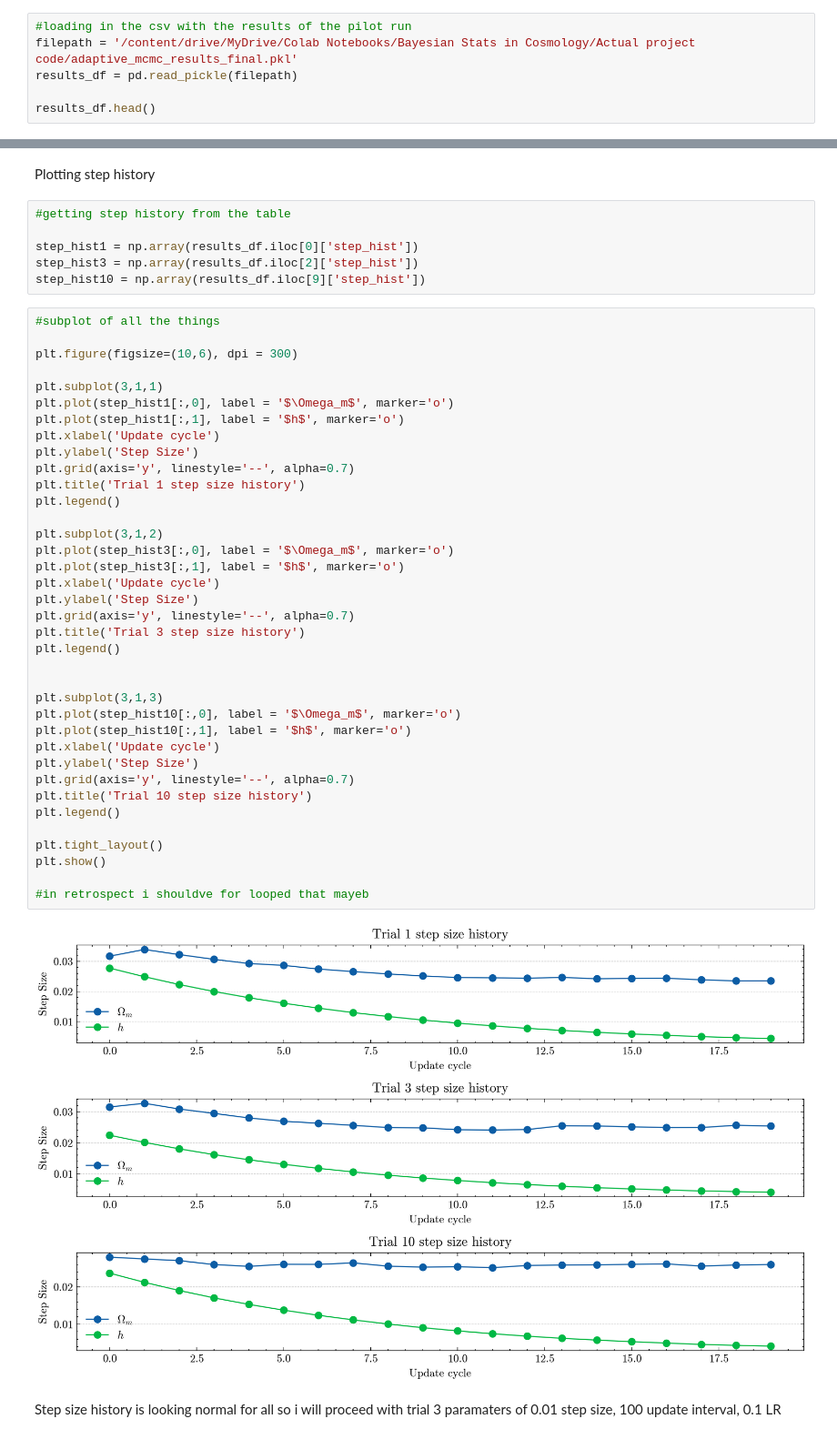
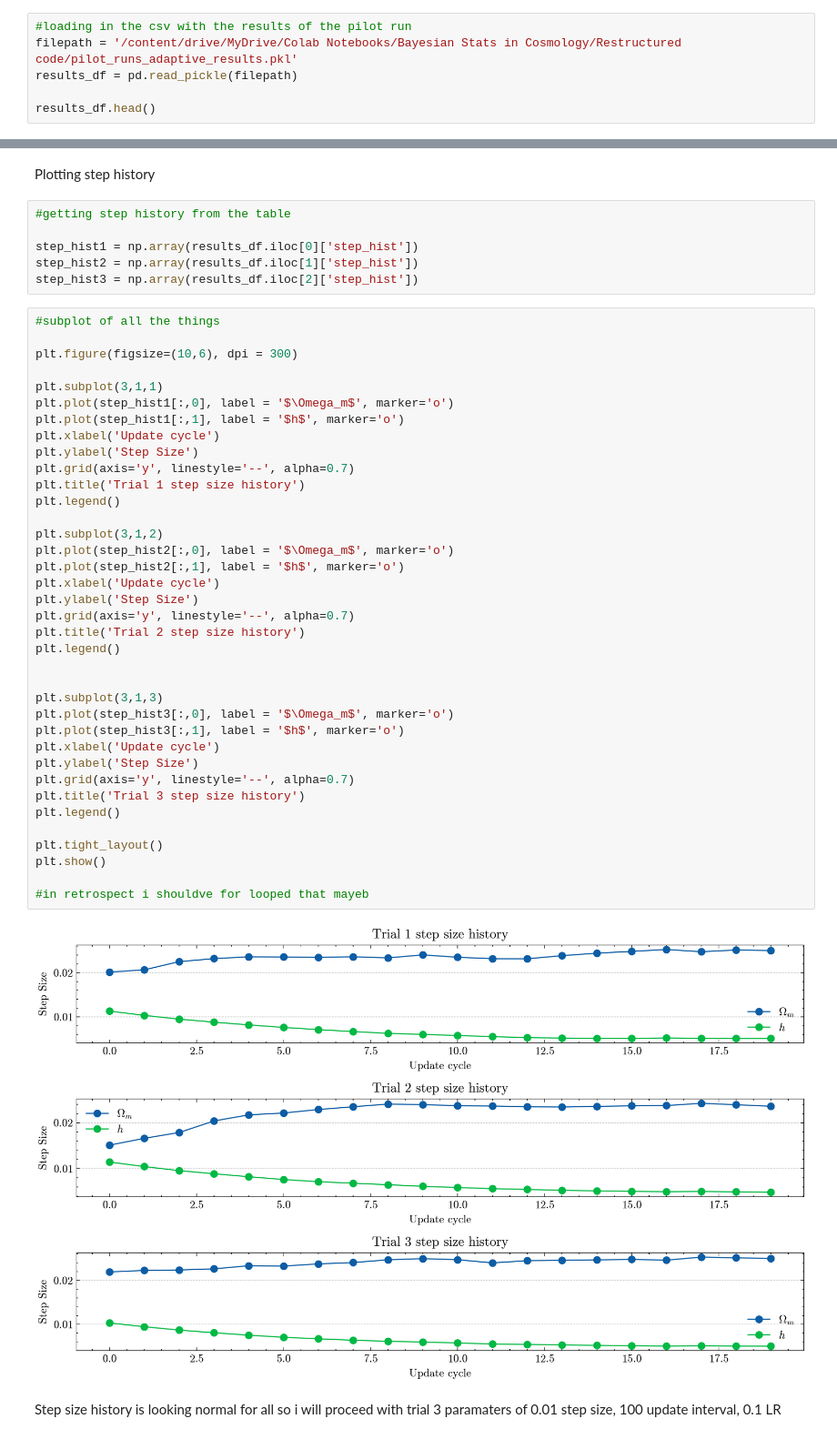
Before and after one commit to josephasal/cosmo_inference, a Jupyter notebook: mcmc/tuning_mcmc.ipynb, the cells around one changed output, grey strips where cells are left out. Shown at 91% size. Saved outputs shown, nothing was run; the diff lists cells and outputs as text.

```diff
--- a/mcmc/tuning_mcmc.ipynb
+++ b/mcmc/tuning_mcmc.ipynb
@@ -112,6 +110,6 @@ results_df.to_pickle("adaptive_mcmc_results_final.pkl")
 # %%
 #loading in the csv with the results of the pilot run
-filepath = '/content/drive/MyDrive/Colab Notebooks/Bayesian Stats in Cosmology/Actual project code/adaptive_mcmc_results_final.pkl'
+filepath = '/content/drive/MyDrive/Colab Notebooks/Bayesian Stats in Cosmology/Restructured code/pilot_runs_adaptive_results.pkl'
 results_df = pd.read_pickle(filepath)
 
 results_df.head()
@@ -281,46 +311,46 @@ Plotting step history
 #getting step history from the table
 
 step_hist1 = np.array(results_df.iloc[0]['step_hist'])
+step_hist2 = np.array(results_df.iloc[1]['step_hist'])
 step_hist3 = np.array(results_df.iloc[2]['step_hist'])
-step_hist10 = np.array(results_df.iloc[9]['step_hist'])
 # %%
 #subplot of all the things
 
 plt.figure(figsize=(10,6), dpi = 300)
 
 plt.subplot(3,1,1)
 plt.plot(step_hist1[:,0], label = '$\Omega_m$', marker='o')
 plt.plot(step_hist1[:,1], label = '$h$', marker='o')
 plt.xlabel('Update cycle')
 plt.ylabel('Step Size')
 plt.grid(axis='y', linestyle='--', alpha=0.7)
 plt.title('Trial 1 step size history')
 plt.legend()
 
 plt.subplot(3,1,2)
+plt.plot(step_hist2[:,0], label = '$\Omega_m$', marker='o')
+plt.plot(step_hist2[:,1], label = '$h$', marker='o')
+plt.xlabel('Update cycle')
+plt.ylabel('Step Size')
+plt.grid(axis='y', linestyle='--', alpha=0.7)
+plt.title('Trial 2 step size history')
+plt.legend()
+
+
+plt.subplot(3,1,3)
 plt.plot(step_hist3[:,0], label = '$\Omega_m$', marker='o')
 plt.plot(step_hist3[:,1], label = '$h$', marker='o')
 plt.xlabel('Update cycle')
 plt.ylabel('Step Size')
 plt.grid(axis='y', linestyle='--', alpha=0.7)
 plt.title('Trial 3 step size history')
 plt.legend()
 
-
-plt.subplot(3,1,3)
-plt.plot(step_hist10[:,0], label = '$\Omega_m$', marker='o')
-plt.plot(step_hist10[:,1], label = '$h$', marker='o')
-plt.xlabel('Update cycle')
-plt.ylabel('Step Size')
-plt.grid(axis='y', linestyle='--', alpha=0.7)
-plt.title('Trial 10 step size history')
-plt.legend()
-
 plt.tight_layout()
 plt.show()
 
 #in retrospect i shouldve for looped that mayeb
 # %% [output]
-[figure, old version]
+[figure, new version]
 # %% [markdown]
 Step size history is looking normal for all so i will proceed with trial 3 paramaters of 0.01 step size, 100 update interval, 0.1 LR
```
Also changed, not shown: parts of 10 cells of this notebook.
